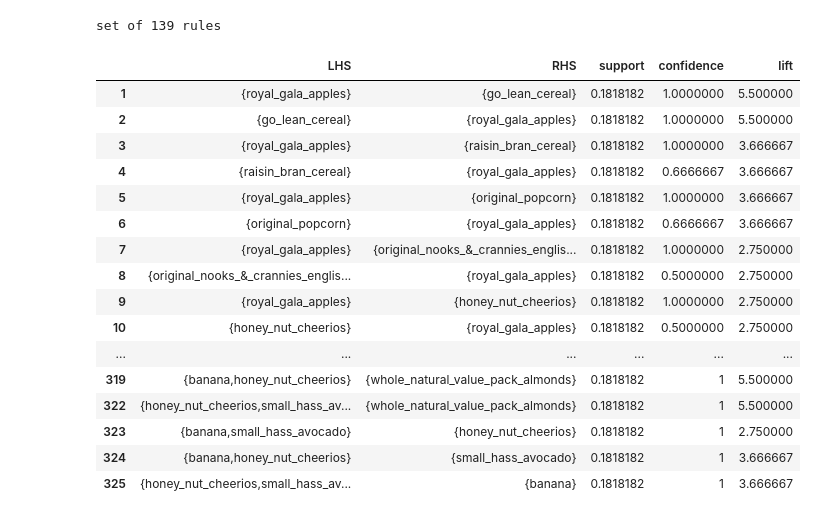
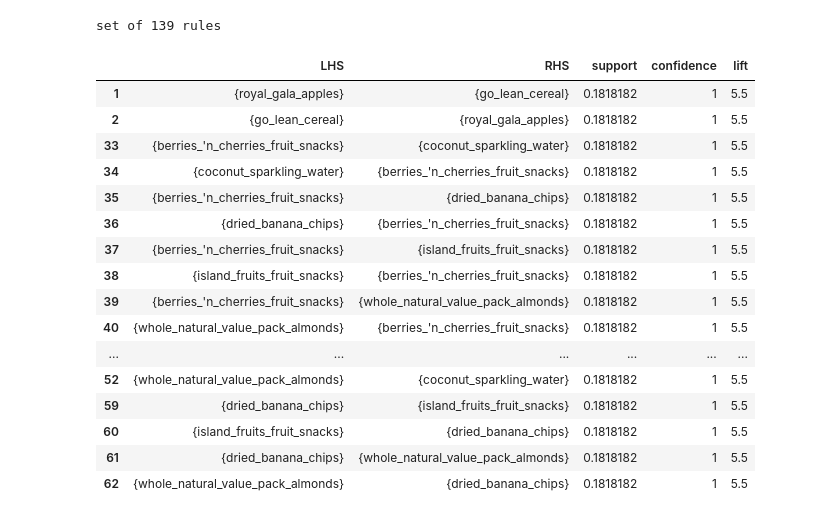
Before and after one commit to gowtham91m/Instacart-Market-Basket-Analysis, a Jupyter notebook: Instacart_R.ipynb, the cells around one changed output. Saved outputs shown, nothing was run; the diff lists cells and outputs as text; code cells hidden in the pictures.

```diff
--- a/Instacart_R.ipynb
+++ b/Instacart_R.ipynb
@@ -291,22 +291,22 @@ rules[!is.redundant(rules)]
 set of 139 rules
 # %%
 #inspect(head(sort(rules, by="lift"),50));
-DATAFRAME(rules[!is.redundant(rules)])
+head(DATAFRAME(sort(rules[!is.redundant(rules)],by="lift")),20)
 # %% [output]
 |  | LHS | RHS | support | confidence | lift |
-| 1 | {royal_gala_apples} | {go_lean_cereal} | 0.1818182 | 1.0000000 | 5.500000 |
-| 2 | {go_lean_cereal} | {royal_gala_apples} | 0.1818182 | 1.0000000 | 5.500000 |
-| 3 | {royal_gala_apples} | {raisin_bran_cereal} | 0.1818182 | 1.0000000 | 3.666667 |
-| 4 | {raisin_bran_cereal} | {royal_gala_apples} | 0.1818182 | 0.6666667 | 3.666667 |
-| 5 | {royal_gala_apples} | {original_popcorn} | 0.1818182 | 1.0000000 | 3.666667 |
-| 6 | {original_popcorn} | {royal_gala_apples} | 0.1818182 | 0.6666667 | 3.666667 |
-| 7 | {royal_gala_apples} | {original_nooks_&_crannies_englis... | 0.1818182 | 1.0000000 | 2.750000 |
-| 8 | {original_nooks_&_crannies_englis... | {royal_gala_apples} | 0.1818182 | 0.5000000 | 2.750000 |
-| 9 | {royal_gala_apples} | {honey_nut_cheerios} | 0.1818182 | 1.0000000 | 2.750000 |
-| 10 | {honey_nut_cheerios} | {royal_gala_apples} | 0.1818182 | 0.5000000 | 2.750000 |
+| 1 | {royal_gala_apples} | {go_lean_cereal} | 0.1818182 | 1 | 5.5 |
+| 2 | {go_lean_cereal} | {royal_gala_apples} | 0.1818182 | 1 | 5.5 |
+| 33 | {berries_'n_cherries_fruit_snacks} | {coconut_sparkling_water} | 0.1818182 | 1 | 5.5 |
+| 34 | {coconut_sparkling_water} | {berries_'n_cherries_fruit_snacks} | 0.1818182 | 1 | 5.5 |
+| 35 | {berries_'n_cherries_fruit_snacks} | {dried_banana_chips} | 0.1818182 | 1 | 5.5 |
+| 36 | {dried_banana_chips} | {berries_'n_cherries_fruit_snacks} | 0.1818182 | 1 | 5.5 |
+| 37 | {berries_'n_cherries_fruit_snacks} | {island_fruits_fruit_snacks} | 0.1818182 | 1 | 5.5 |
+| 38 | {island_fruits_fruit_snacks} | {berries_'n_cherries_fruit_snacks} | 0.1818182 | 1 | 5.5 |
+| 39 | {berries_'n_cherries_fruit_snacks} | {whole_natural_value_pack_almonds} | 0.1818182 | 1 | 5.5 |
+| 40 | {whole_natural_value_pack_almonds} | {berries_'n_cherries_fruit_snacks} | 0.1818182 | 1 | 5.5 |
 | ... | ... | ... | ... | ... | ... |
-| 319 | {banana,honey_nut_cheerios} | {whole_natural_value_pack_almonds} | 0.1818182 | 1 | 5.500000 |
-| 322 | {honey_nut_cheerios,small_hass_av... | {whole_natural_value_pack_almonds} | 0.1818182 | 1 | 5.500000 |
-| 323 | {banana,small_hass_avocado} | {honey_nut_cheerios} | 0.1818182 | 1 | 2.750000 |
-| 324 | {banana,honey_nut_cheerios} | {small_hass_avocado} | 0.1818182 | 1 | 3.666667 |
-| 325 | {honey_nut_cheerios,small_hass_av... | {banana} | 0.1818182 | 1 | 3.666667 |
+| 52 | {whole_natural_value_pack_almonds} | {coconut_sparkling_water} | 0.1818182 | 1 | 5.5 |
+| 59 | {dried_banana_chips} | {island_fruits_fruit_snacks} | 0.1818182 | 1 | 5.5 |
+| 60 | {island_fruits_fruit_snacks} | {dried_banana_chips} | 0.1818182 | 1 | 5.5 |
+| 61 | {dried_banana_chips} | {whole_natural_value_pack_almonds} | 0.1818182 | 1 | 5.5 |
+| 62 | {whole_natural_value_pack_almonds} | {dried_banana_chips} | 0.1818182 | 1 | 5.5 |
```
Also changed, not shown: parts of 1 cell of this notebook.
